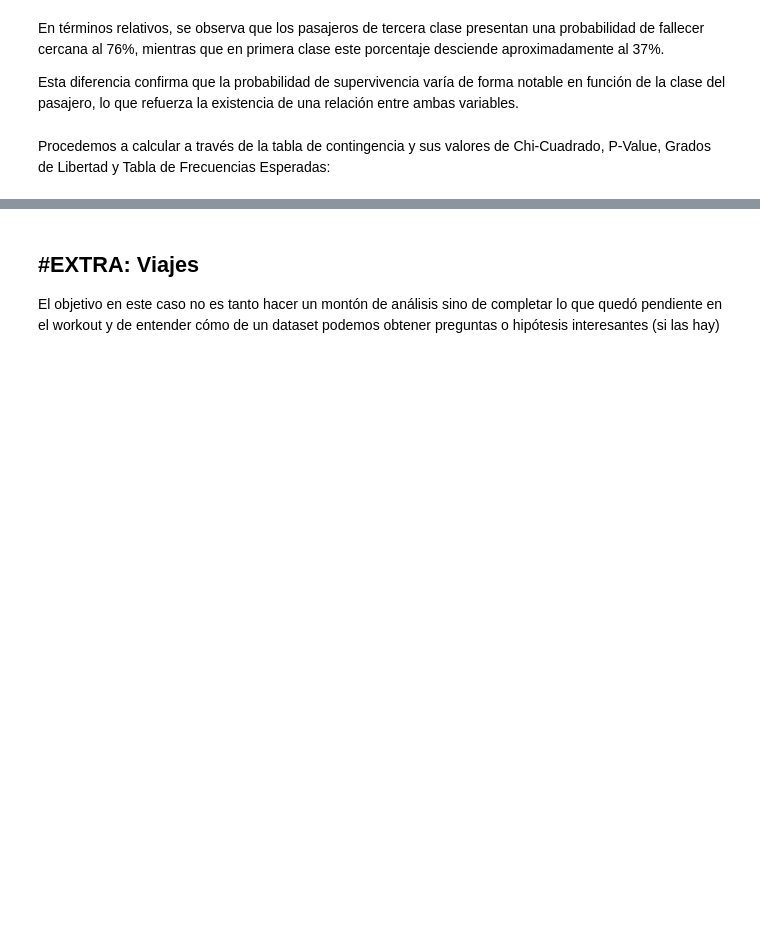
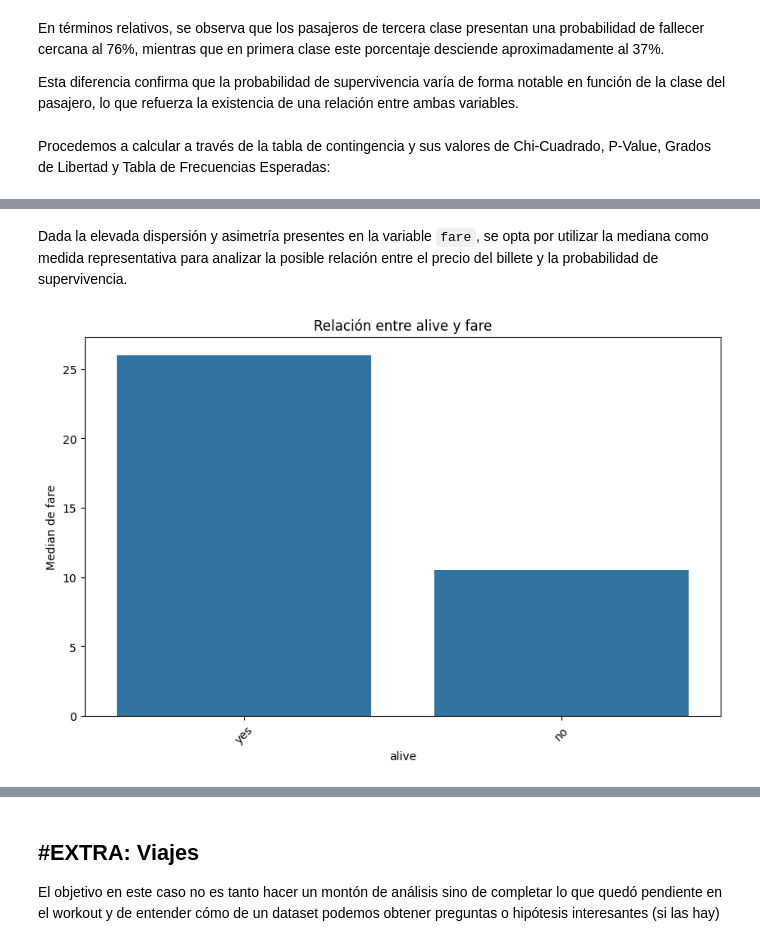
Before and after one commit to willwalker7/DS-Online-willwalker7, a Jupyter notebook: 03_Data_Analysis/Sprint_07/Unidad_02_Estadistica_Descriptiva_Multivariante/03_Practica_Obligatoria/18_Practica_Obligatoria_Multivariante.ipynb, the cells around one changed output, grey strips where cells are left out. Drawn from its saved outputs; the diff is of its cells as text; code cells hidden in the pictures; blank space fills up the shorter version.

```diff
--- a/03_Data_Analysis/Sprint_07/Unidad_02_Estadistica_Descriptiva_Multivariante/03_Practica_Obligatoria/18_Practica_Obligatoria_Multivariante.ipynb
+++ b/03_Data_Analysis/Sprint_07/Unidad_02_Estadistica_Descriptiva_Multivariante/03_Practica_Obligatoria/18_Practica_Obligatoria_Multivariante.ipynb
@@ -253,0 +325,6 @@ print("Tabla de Frecuencias Esperadas:\n", expected)
+# %% [markdown]
+Dada la elevada dispersión y asimetría presentes en la variable `fare`, se opta por utilizar la mediana como medida representativa para analizar la posible relación entre el precio del billete y la probabilidad de supervivencia.
+# %%
+plot_categorical_numerical_relationship(df_titanic,"alive","fare", measure = "median")
+# %% [output]
+[figure, added]
```
Also changed, not shown: parts of 33 cells of this notebook.
